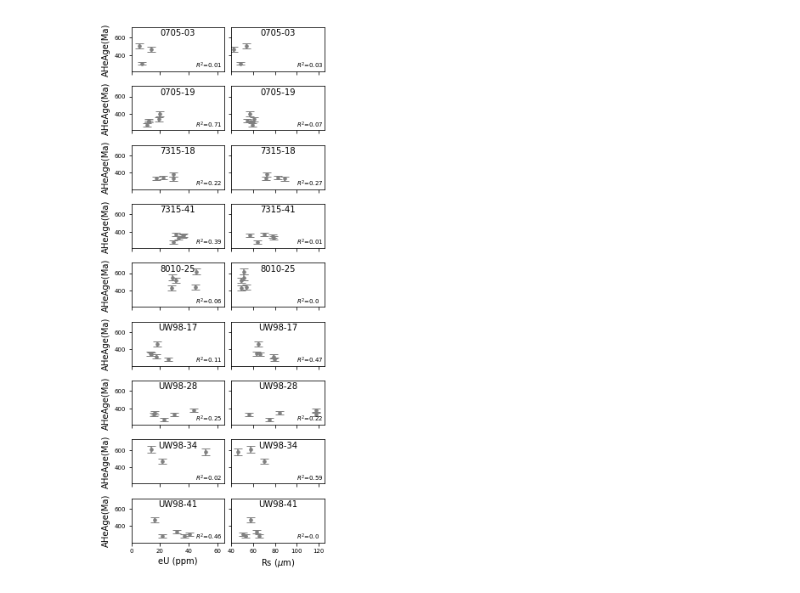
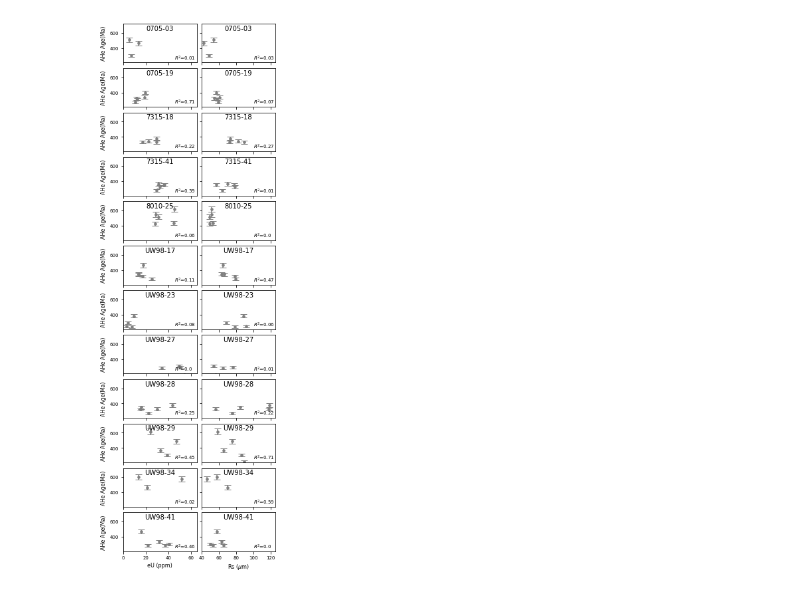
Before and after one commit to saraemp/10.1029-2019TC005988, a Jupyter notebook: AHe_age_vs_eU_vsRs_bysample.ipynb, the cells around one changed output. Drawn from its saved outputs; the diff is of its cells as text; code cells hidden in the pictures.

```diff
--- a/AHe_age_vs_eU_vsRs_bysample.ipynb
+++ b/AHe_age_vs_eU_vsRs_bysample.ipynb
@@ -9,38 +9,44 @@ import matplotlib.lines as mlines
 from matplotlib.lines import Line2D
 from matplotlib.legend import Legend
 # %%
-AHe=pd.read_csv("/Users/smoron/Documents/1.Projects/Thermochron/Thermochron_figs&tables_0819/Table_3_1_selected.csv",sep=',', header=0)
+#AHe=pd.read_csv("/Users/smoron/Documents/1.Projects/Thermochron/Thermochron_figs&tables_0819/Table_3_1_selected.csv",sep=',', header=0)
+AHe=pd.read_csv("/Users/smoron/Documents/1.Projects/Thermochron/Thermochron_figs&tables_sub/Table_3.csv",sep=',', header=0)
+
 samples=np.unique(AHe.Sample_No)
 # %%
-fig, axs = plt.subplots(len(samples),2, figsize=(7.5/2, 9))
+#fig, axs = plt.subplots(len(samples),2, figsize=((19/2)/2.54, 23/2.54))
+fig, axs = plt.subplots(len(samples),2, figsize=((19/2)/2.54, 23/2))
+
 for i in np.arange(0,len(samples),1):
     #eU plots
     ax = axs[i,0]
     ax.set_title(str(samples[i]), pad=-10, fontsize=10)
     ax.errorbar(AHe.eU_ppm[AHe.Sample_No==samples[i]], AHe.Corrected_Age_Ma[AHe.Sample_No==samples[i]], yerr=AHe.Corrected_Age_Ma_1s[AHe.Sample_No==samples[i]], fmt='o', capsize=5, c='grey', ms=3.5)
     slope, intercept, r_value, p_value, std_err=scipy.stats.linregress(AHe.eU_ppm[AHe.Sample_No==samples[i]], AHe.Corrected_Age_Ma[AHe.Sample_No==samples[i]])
     ax.text(45,245, str('$R^2$=')+str(round(r_value**2,2)), size=7)
     ax.set_xlim(0,65)
     ax.set_ylim(210,720)
-    ax.set(xlabel='eU (ppm)', ylabel='AHeAge(Ma)')
+    ax.set_xlabel(xlabel='eU (ppm)', fontsize=8 )
+    ax.set_ylabel(ylabel='AHe Age(Ma)', fontsize=8)
+
     ax.tick_params(axis='both', which='major', labelsize=7)
 
     #Rs plots
     ax = axs[i,1]
     ax.set_title(str(samples[i]), pad=-10, fontsize=10)
     ax.errorbar(AHe.Rs_um[AHe.Sample_No==samples[i]], AHe.Corrected_Age_Ma[AHe.Sample_No==samples[i]], yerr=AHe.Corrected_Age_Ma_1s[AHe.Sample_No==samples[i]], fmt='o', capsize=5, c='grey', ms=3.5)
     slope, intercept, r_value, p_value, std_err=scipy.stats.linregress(AHe.Rs_um[AHe.Sample_No==samples[i]], AHe.Corrected_Age_Ma[AHe.Sample_No==samples[i]])
     ax.text(100,245, str('$R^2$=')+str(round(r_value**2,2)), size=7)
     ax.set_xlim(40,125)
     ax.set_ylim(210,720)
-    ax.set(xlabel='Rs ($\mu$m)')
+    ax.set_xlabel(xlabel='Rs ($\mu$m)', fontsize=8)
     ax.tick_params(axis='both', which='major', labelsize=7)
 
 # Hide x labels and tick labels for top plots and y ticks for right plots.
 for ax in axs.flat:
     ax.label_outer()
 
-plt.tight_layout(pad=0.10)
-fig.savefig("AHe_age_vs_eU_vsRs_datarep.pdf", dpi=300)
+plt.tight_layout(pad=0.)
+fig.savefig("AHe_age_vs_eU_vsRs_datarep_table3.pdf", dpi=300)
 # %% [output]
-[figure, old version]
+[figure, new version]
```
Also changed, not shown: parts of 1 cell of this notebook.
